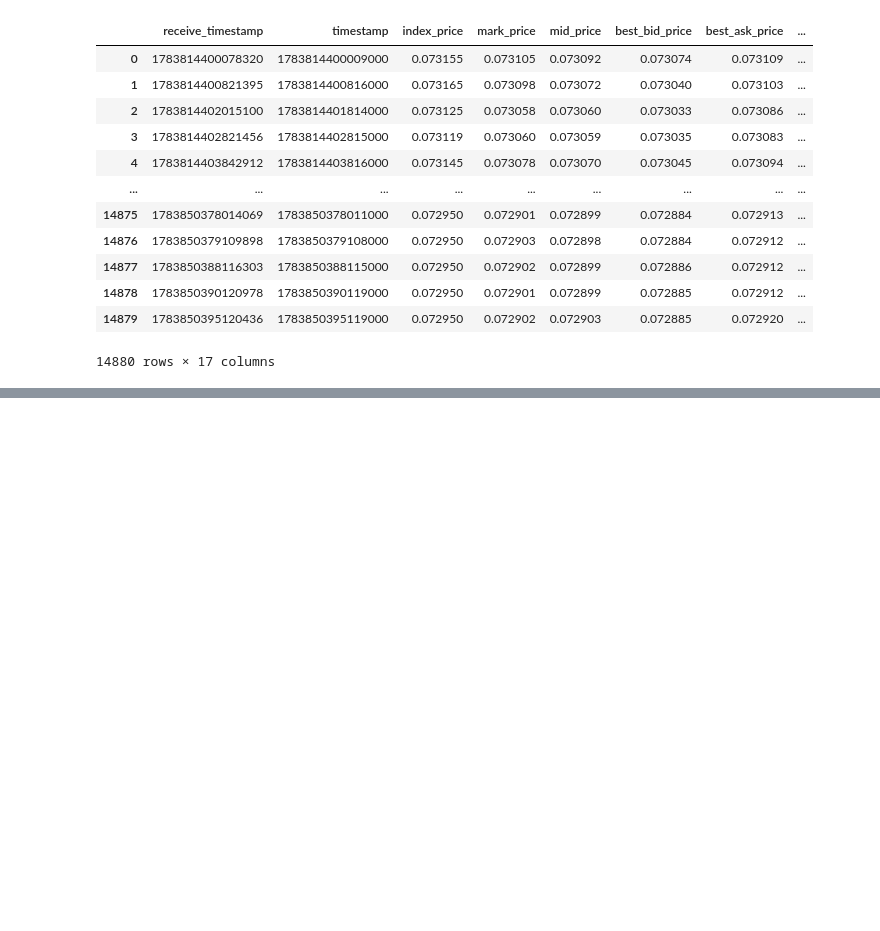
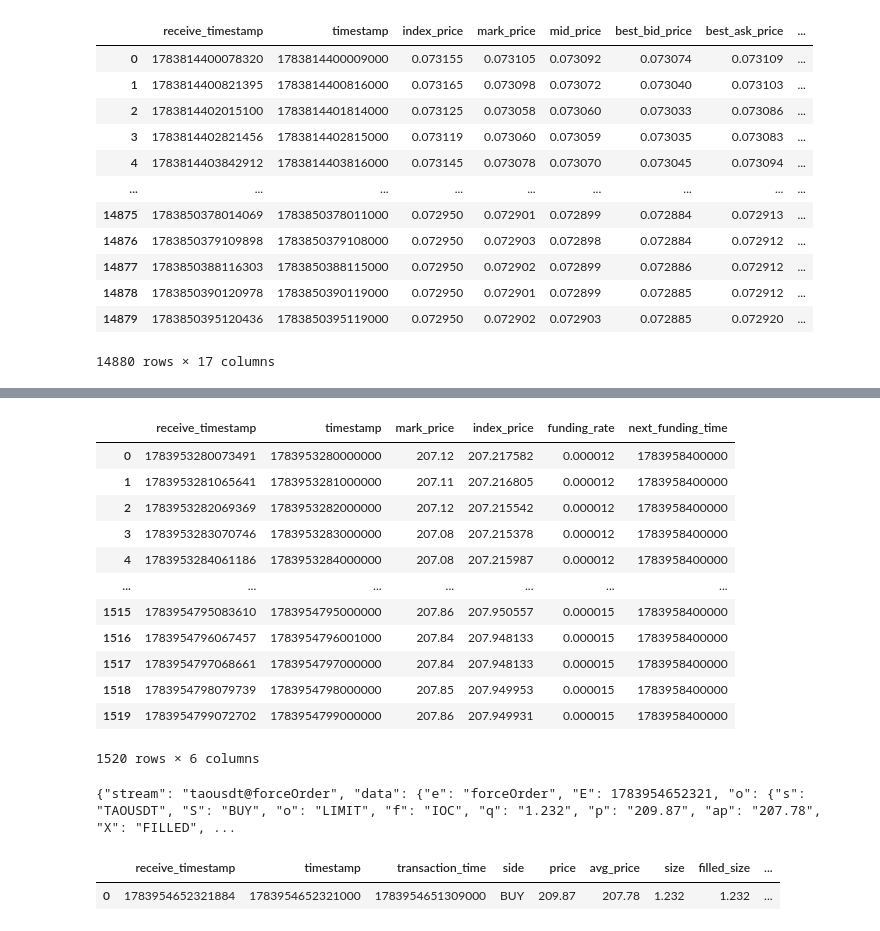
Before and after one commit to stepan-karpov/backtesting, a Jupyter notebook: research/BacktestingBasics.ipynb, the cells around one changed output, grey strips where cells are left out. Saved outputs shown, nothing was run; the diff lists cells and outputs as text; code cells hidden in the pictures; blank space fills up the shorter version.

```diff
--- a/research/BacktestingBasics.ipynb
+++ b/research/BacktestingBasics.ipynb
@@ -127,0 +218,32 @@ market_stats
+# %%
+mark_price = MarkPriceReader(mark_price_paths).load()
+
+mark_price
+# %% [output]
+|  | receive_timestamp | timestamp | mark_price | index_price | funding_rate | next_funding_time |
+| 0 | 1783953280073491 | 1783953280000000 | 207.12 | 207.217582 | 0.000012 | 1783958400000 |
+| 1 | 1783953281065641 | 1783953281000000 | 207.11 | 207.216805 | 0.000012 | 1783958400000 |
+| 2 | 1783953282069369 | 1783953282000000 | 207.12 | 207.215542 | 0.000012 | 1783958400000 |
+| 3 | 1783953283070746 | 1783953283000000 | 207.08 | 207.215378 | 0.000012 | 1783958400000 |
+| 4 | 1783953284061186 | 1783953284000000 | 207.08 | 207.215987 | 0.000012 | 1783958400000 |
+| ... | ... | ... | ... | ... | ... | ... |
+| 1515 | 1783954795083610 | 1783954795000000 | 207.86 | 207.950557 | 0.000015 | 1783958400000 |
+| 1516 | 1783954796067457 | 1783954796001000 | 207.84 | 207.948133 | 0.000015 | 1783958400000 |
+| 1517 | 1783954797068661 | 1783954797000000 | 207.84 | 207.948133 | 0.000015 | 1783958400000 |
+| 1518 | 1783954798079739 | 1783954798000000 | 207.85 | 207.949953 | 0.000015 | 1783958400000 |
+| 1519 | 1783954799072702 | 1783954799000000 | 207.86 | 207.949931 | 0.000015 | 1783958400000 |
+1520 rows × 6 columns
+# %%
+for i, line in enumerate(LiquidationsReaderRaw(liquidations_paths)):
+    if i > 1:
+        break
+    print(line, end="\n\n")
+# %% [output]
+{"stream": "taousdt@forceOrder", "data": {"e": "forceOrder", "E": 1783954652321, "o": {"s": "TAOUSDT", "S": "BUY", "o": "LIMIT", "f": "IOC", "q": "1.232", "p": "209.87", "ap": "207.78", "X": "FILLED", ...
+# %%
+liquidations = LiquidationsReader(liquidations_paths).load()
+
+liquidations
+# %% [output]
+|  | receive_timestamp | timestamp | transaction_time | side | price | avg_price | size | filled_size | ... |
+| 0 | 1783954652321884 | 1783954652321000 | 1783954651309000 | BUY | 209.87 | 207.78 | 1.232 | 1.232 | ... |
```
Also changed, not shown: parts of 10 cells of this notebook, 15 other files.
